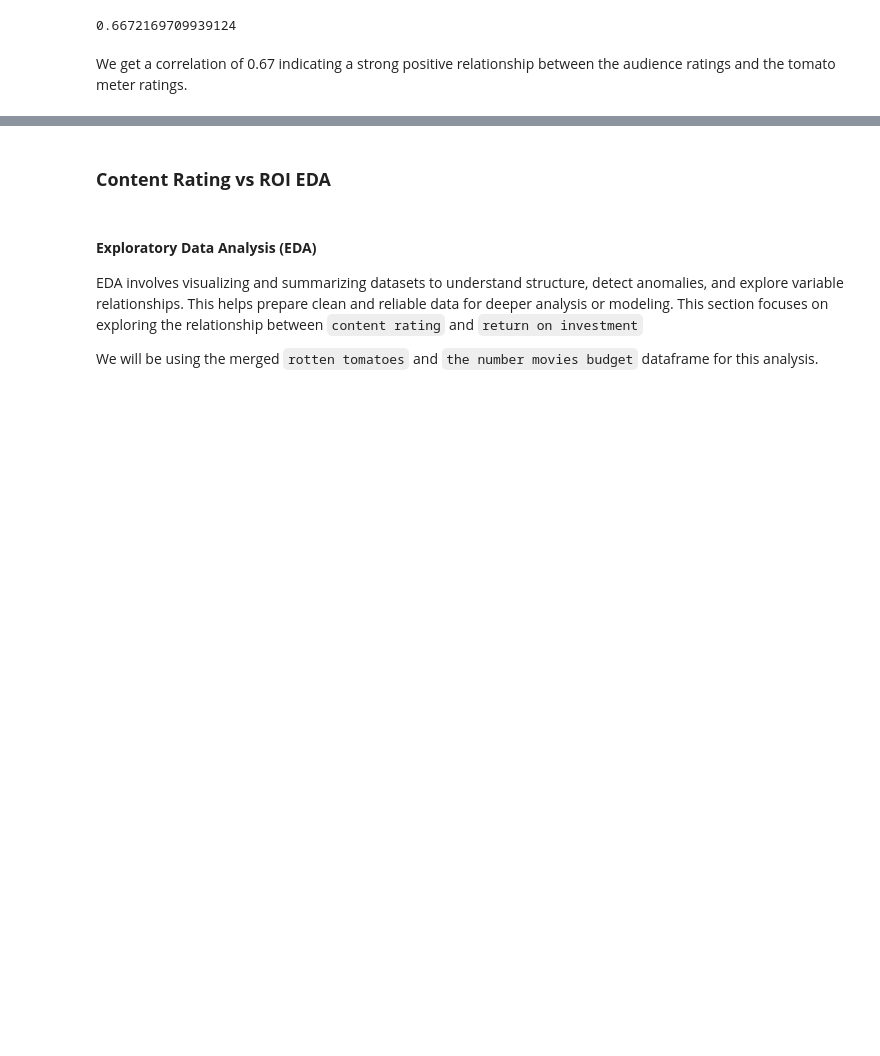
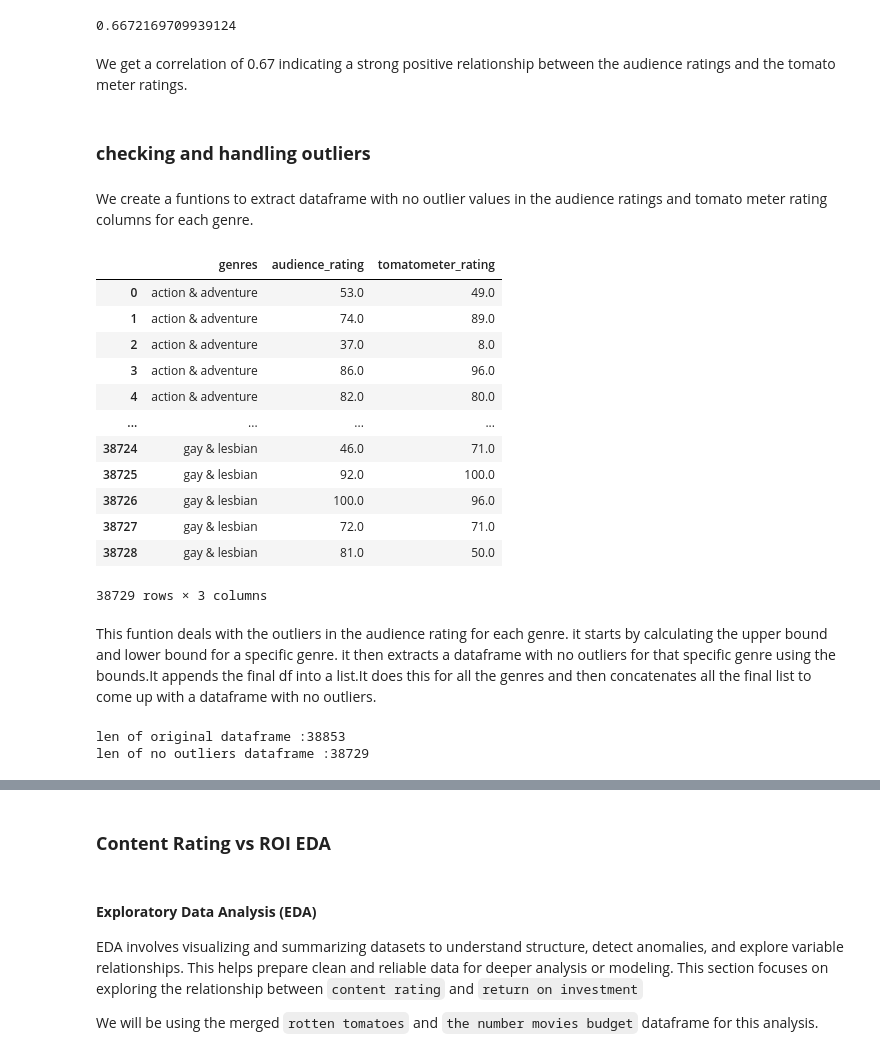
Before and after one commit to Tdoggie/phase-2-project, a Jupyter notebook: index.ipynb, the cells around one changed output, grey strips where cells are left out. Cells and saved outputs as stored; diff of their text form; code cells hidden in the pictures; blank space fills up the shorter version.

Commit message:
genre-rating-eda handle outliers

```diff
--- a/index.ipynb
+++ b/index.ipynb
@@ -809,3 +809,62 @@ np.corrcoef(rel_rt_df["tomatometer_rating"],rel_rt_df["audience_rating"])[0,1]
 0.6672169709939124
 # %% [markdown]
 We get a correlation of 0.67 indicating a strong positive relationship between the audience ratings and the tomato meter ratings.
+# %% [markdown]
+### **checking and handling outliers**
+# %% [markdown]
+We create a funtions to extract dataframe with no outlier values in the audience ratings and tomato meter rating columns for each genre.
+# %%
+# extracting df with no outliers in the audience ratings
+def detect_AR_outliers(df=rel_rt_df, aud_col='audience_rating', group_col='genres'):
+    """
+    Detects and removes ROI outliers within each content rating group using the IQR method.
+
+    Returns:
+    - cleaned_df: DataFrame with outliers removed.
+    - outliers_df: DataFrame containing only the outliers.
+    """
+    cleaned_rows = []
+    outlier_rows = []
+
+    for category in df[group_col].unique():
+        group = df[df[group_col] == category]
+        Q1 = group[aud_col].quantile(0.25)
+        Q3 = group[aud_col].quantile(0.75)
+        IQR = Q3 - Q1
+        lower_bound = Q1 - 1.5 * IQR
+        upper_bound = Q3 + 1.5 * IQR
+
+        # Filter inliers and outliers
+        inliers = group[(group[aud_col] >= lower_bound) & (group[aud_col] <= upper_bound)]
+        outliers = group[(group[aud_col] < lower_bound) | (group[aud_col] > upper_bound)]
+
+        cleaned_rows.append(inliers)
+        outlier_rows.append(outliers)
+
+
+    cleaned_df = pd.concat(cleaned_rows).reset_index(drop=True)
+    return cleaned_df
+cleaned_df1=detect_AR_outliers()
+cleaned_df1
+# %% [output]
+|  | genres | audience_rating | tomatometer_rating |
+| 0 | action & adventure | 53.0 | 49.0 |
+| 1 | action & adventure | 74.0 | 89.0 |
+| 2 | action & adventure | 37.0 | 8.0 |
+| 3 | action & adventure | 86.0 | 96.0 |
+| 4 | action & adventure | 82.0 | 80.0 |
+| ... | ... | ... | ... |
+| 38724 | gay & lesbian | 46.0 | 71.0 |
+| 38725 | gay & lesbian | 92.0 | 100.0 |
+| 38726 | gay & lesbian | 100.0 | 96.0 |
+| 38727 | gay & lesbian | 72.0 | 71.0 |
+| 38728 | gay & lesbian | 81.0 | 50.0 |
+38729 rows × 3 columns
+# %% [markdown]
+This funtion deals with the outliers in the audience rating for each genre. it starts by calculating the upper bound and lower bound for a specific genre. it then extracts a dataframe with no outliers for that specific genre using the bounds.It appends the final df into a list.It does this for all the genres and then concatenates all the final list to come up with a dataframe with no outliers.
+# %%
+print(f"len of original dataframe :{len(rel_rt_df)}")
+print(f"len of no outliers dataframe :{len(cleaned_df1)}")
+# %% [output]
+len of original dataframe :38853
+len of no outliers dataframe :38729
```
Also changed, not shown: parts of 5 cells of this notebook.
